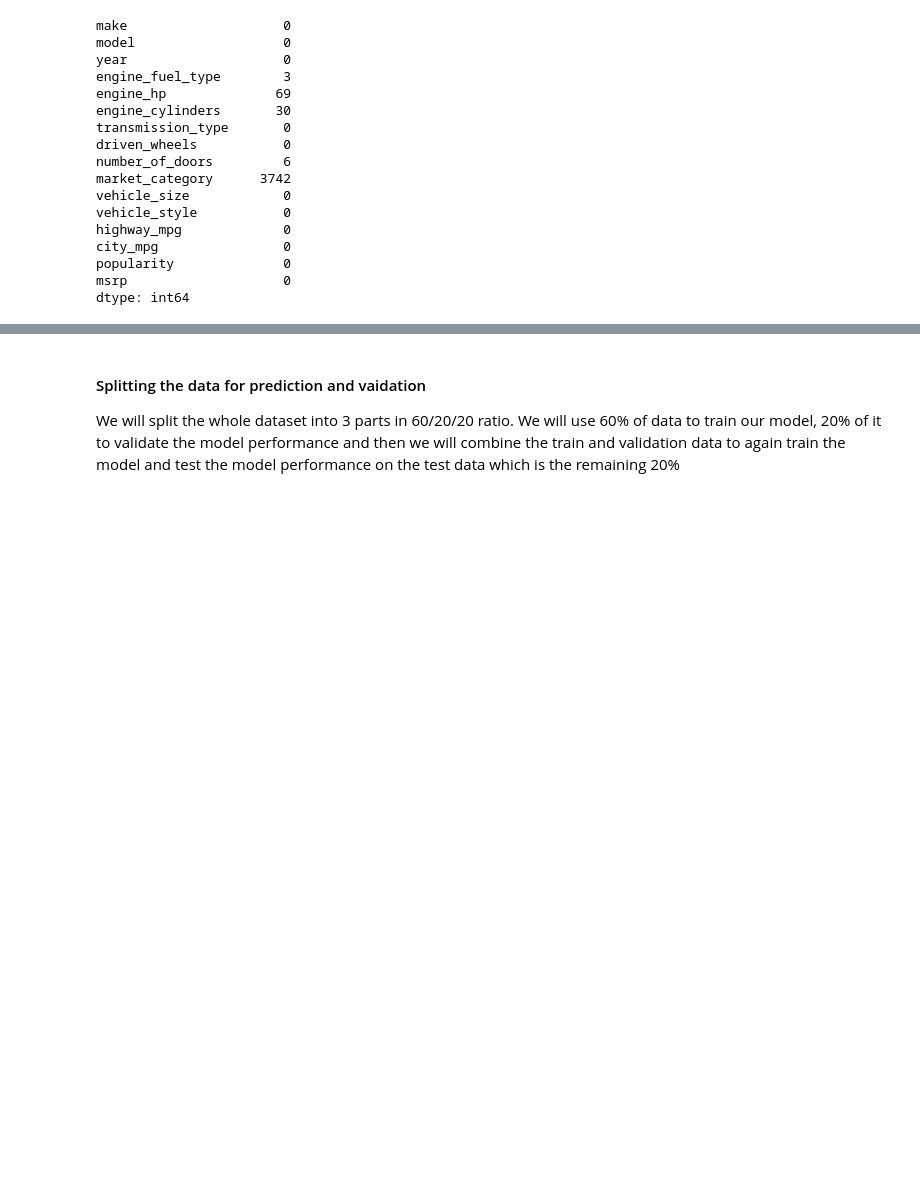
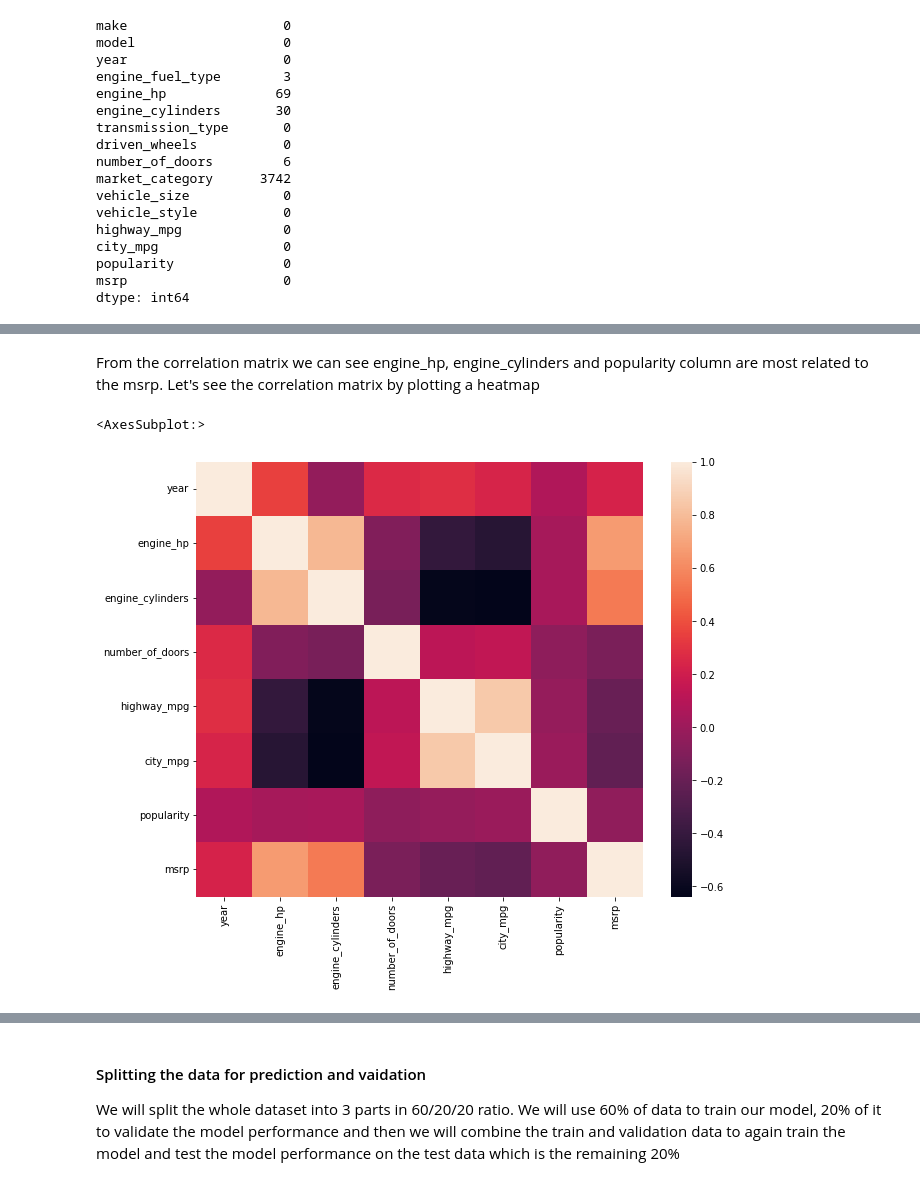
Before and after one commit to ugoswami11/ml-course-bootcamp, a Jupyter notebook: notebooks/car-price.ipynb, the cells around one changed output, grey strips where cells are left out. Drawn from its saved outputs; the diff is of its cells as text; code cells hidden in the pictures; blank space fills up the shorter version.

```diff
--- a/notebooks/car-price.ipynb
+++ b/notebooks/car-price.ipynb
@@ -144,0 +175,8 @@ dtype: int64
+# %% [markdown]
+From the correlation matrix we can see engine_hp, engine_cylinders and popularity column are most related to the msrp. Let's see the correlation matrix by plotting a heatmap
+# %%
+plt.figure(figsize=(10,8))
+sns.heatmap(df.corr())
+# %% [output]
+<AxesSubplot:>
+[figure, added]
```
Also changed, not shown: parts of 32 cells of this notebook.
